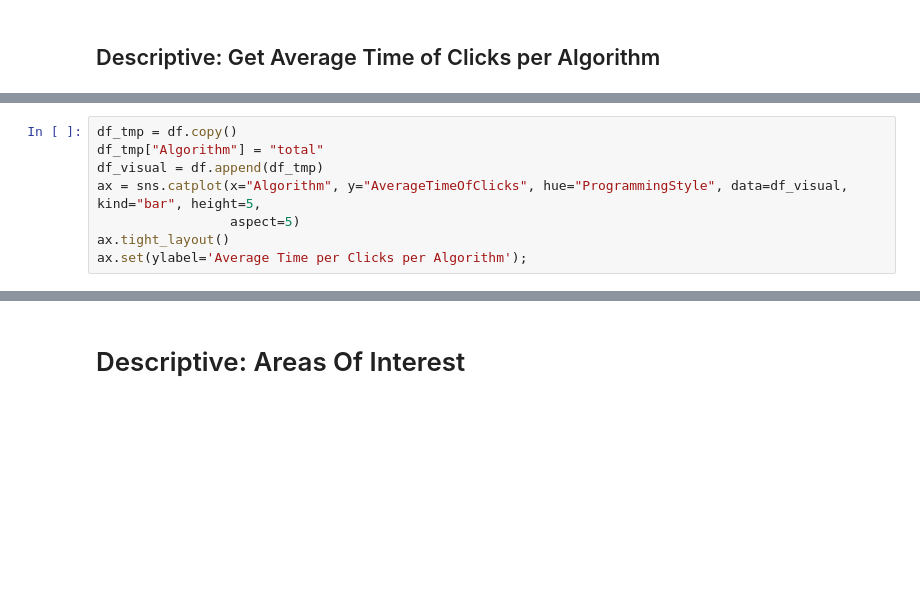
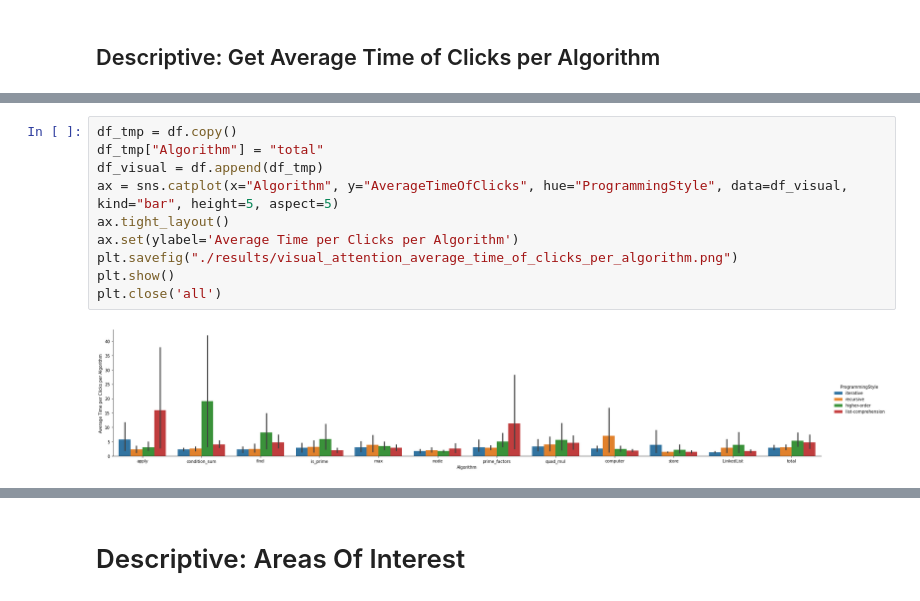
Before and after one commit to Sonaion/bachelor-arbeit, a Jupyter notebook: DataEvaluation/RQ02_VisualAttention.ipynb, the cells around one changed output, grey strips where cells are left out. Saved outputs shown, nothing was run; the diff lists cells and outputs as text; blank space fills up the shorter version.

```diff
--- a/DataEvaluation/RQ02_VisualAttention.ipynb
+++ b/DataEvaluation/RQ02_VisualAttention.ipynb
@@ -79,11 +166,15 @@ df_visual[["Algorithm", "ProgrammingStyle", "AverageTimeOfClicks"]].groupby(
 # %%
 df_tmp = df.copy()
 df_tmp["Algorithm"] = "total"
 df_visual = df.append(df_tmp)
-ax = sns.catplot(x="Algorithm", y="AverageTimeOfClicks", hue="ProgrammingStyle", data=df_visual, kind="bar", height=5,
-                 aspect=5)
+ax = sns.catplot(x="Algorithm", y="AverageTimeOfClicks", hue="ProgrammingStyle", data=df_visual, kind="bar", height=5, aspect=5)
 ax.tight_layout()
-ax.set(ylabel='Average Time per Clicks per Algorithm');
+ax.set(ylabel='Average Time per Clicks per Algorithm')
+plt.savefig("./results/visual_attention_average_time_of_clicks_per_algorithm.png")
+plt.show()
+plt.close('all')
+# %% [output]
+[figure, added]
 # %%
 df_tmp = df_visual[["ProgrammingStyle", "Algorithm", "AverageTimeOfClicks"]]
 df_tmp = df_tmp[df_tmp["Algorithm"] != "total"]
```
Also changed, not shown: parts of 22 cells of this notebook, 18 other files.
